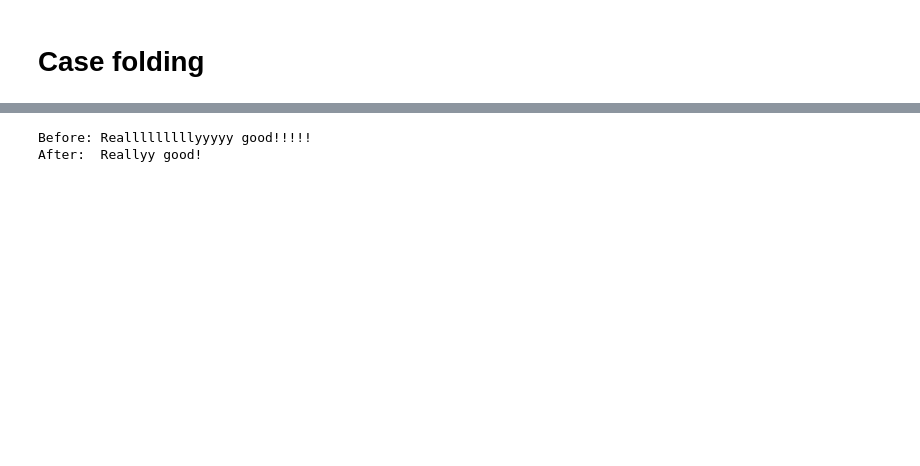
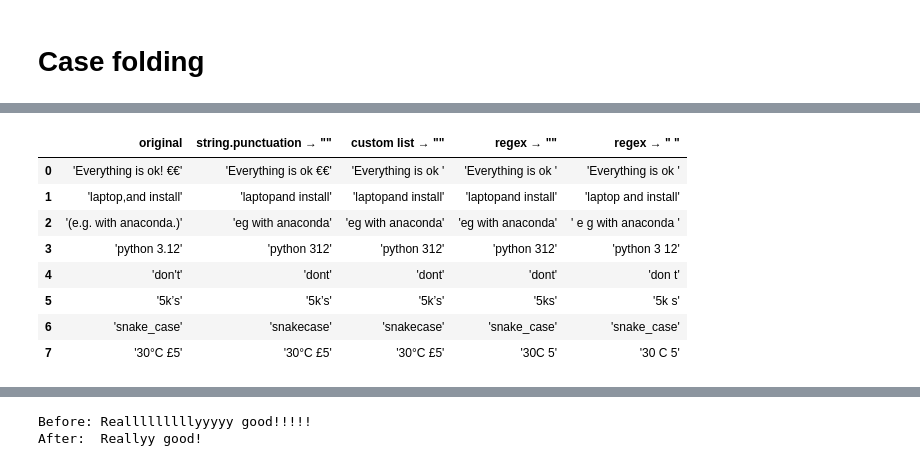
Before and after one commit to steestee25/tms_lab, a Jupyter notebook: Lab1_1_TMS_text_preprocessing.ipynb, the cells around one changed output, grey strips where cells are left out. Cells and saved outputs as stored; diff of their text form; code cells hidden in the pictures; blank space fills up the shorter version.

```diff
--- a/Lab1_1_TMS_text_preprocessing.ipynb
+++ b/Lab1_1_TMS_text_preprocessing.ipynb
@@ -141,0 +125,4 @@ YOUR SINCERELY,
+# %%
+print('Sample Text:\n')
+text = "DEAR STUDENTS,\n\nTHE TEXT MINING LAB STARTS ON THE 10TH OF NOVEMBER 2026 IN U9.\n\n\nPLEASE BRING YOUR LAPTOP, AND INSTALL PYTHON \n\nBEST REGARDS,\n\n\t\t\t SEE YOU SOON"
+print(text)
@@ -171,6 +183,7 @@ Manual text lenght 3237
 # %%
-print('\nRegex library:')
+print('\nRegex library (WRONG version, see below):')
 import re
+# \s\s matches 2 whitespaces at a time and replaces them with nothing
 new_text2 = re.sub(r'\s\s', '', text)
 print(new_text2)
 print("Number of 2 newlines", new_text2.count('\n\n'))
@@ -178,6 +191,4 @@ print("Number of tabs", new_text2.count('\t'))
 print("Number of 2 tabs", new_text2.count('\t\t'))
 print("Number of tab and newline", new_text2.count('\n\t'))
 print('Regex text lenght', len(new_text2))
-
-text = new_text2
 # %% [output]
@@ -308,0 +355,9 @@ In July , during the American Revolutionary War, the  Colonies, acting jointly t
+# %%
+# Method 2: regex
+# [^\w\s] = any character that is NOT a letter/digit/underscore (\w) and NOT a whitespace (\s)
+# We do not list the symbols to remove: we list the characters to KEEP
+def remove_punctuation_regex(text, replace_with=''):
+    return re.sub(r'[^\w\s]', replace_with, text)
+
+print("Simple Example:", sm_text)
+print("With the regex:", remove_punctuation_regex(sm_text))
@@ -308,0 +379,33 @@ In July , during the American Revolutionary War, the  Colonies, acting jointly t
+# %%
+examples = [
+    'Everything is ok! €€',
+    'laptop,and install',      # from the sample text
+    '(e.g. with anaconda.)',   # from the sample text
+    'python 3.12',             # from the sample text
+    "don't",
+    '5k’s',                 # from the tweet (curly apostrophe)
+    'snake_case',
+    '30°C £5',
+]
+
+# quotes around each result, so the spaces are visible
+show = lambda s: f"'{s}'"
+
+comparison = pd.DataFrame({
+    'original': [show(t) for t in examples],
+    'string.punctuation → ""': [show(remove_punctuation(t)) for t in examples],
+    'custom list → ""': [show(remove_custom_punctuation(t)) for t in examples],
+    'regex → ""': [show(remove_punctuation_regex(t)) for t in examples],
+    'regex → " "': [show(remove_punctuation_regex(t, ' ')) for t in examples],
+})
+display(comparison)
+# %% [output]
+|  | original | string.punctuation → "" | custom list → "" | regex → "" | regex → " " |
+| 0 | 'Everything is ok! €€' | 'Everything is ok €€' | 'Everything is ok ' | 'Everything is ok ' | 'Everything is ok ' |
+| 1 | 'laptop,and install' | 'laptopand install' | 'laptopand install' | 'laptopand install' | 'laptop and install' |
+| 2 | '(e.g. with anaconda.)' | 'eg with anaconda' | 'eg with anaconda' | 'eg with anaconda' | ' e g with anaconda ' |
+| 3 | 'python 3.12' | 'python 312' | 'python 312' | 'python 312' | 'python 3 12' |
+| 4 | 'don't' | 'dont' | 'dont' | 'dont' | 'don t' |
+| 5 | '5k’s' | '5k’s' | '5k’s' | '5ks' | '5k s' |
+| 6 | 'snake_case' | 'snakecase' | 'snakecase' | 'snake_case' | 'snake_case' |
+| 7 | '30°C £5' | '30°C £5' | '30°C £5' | '30C 5' | '30 C 5' |
```
Also changed, not shown: parts of 99 cells of this notebook.
